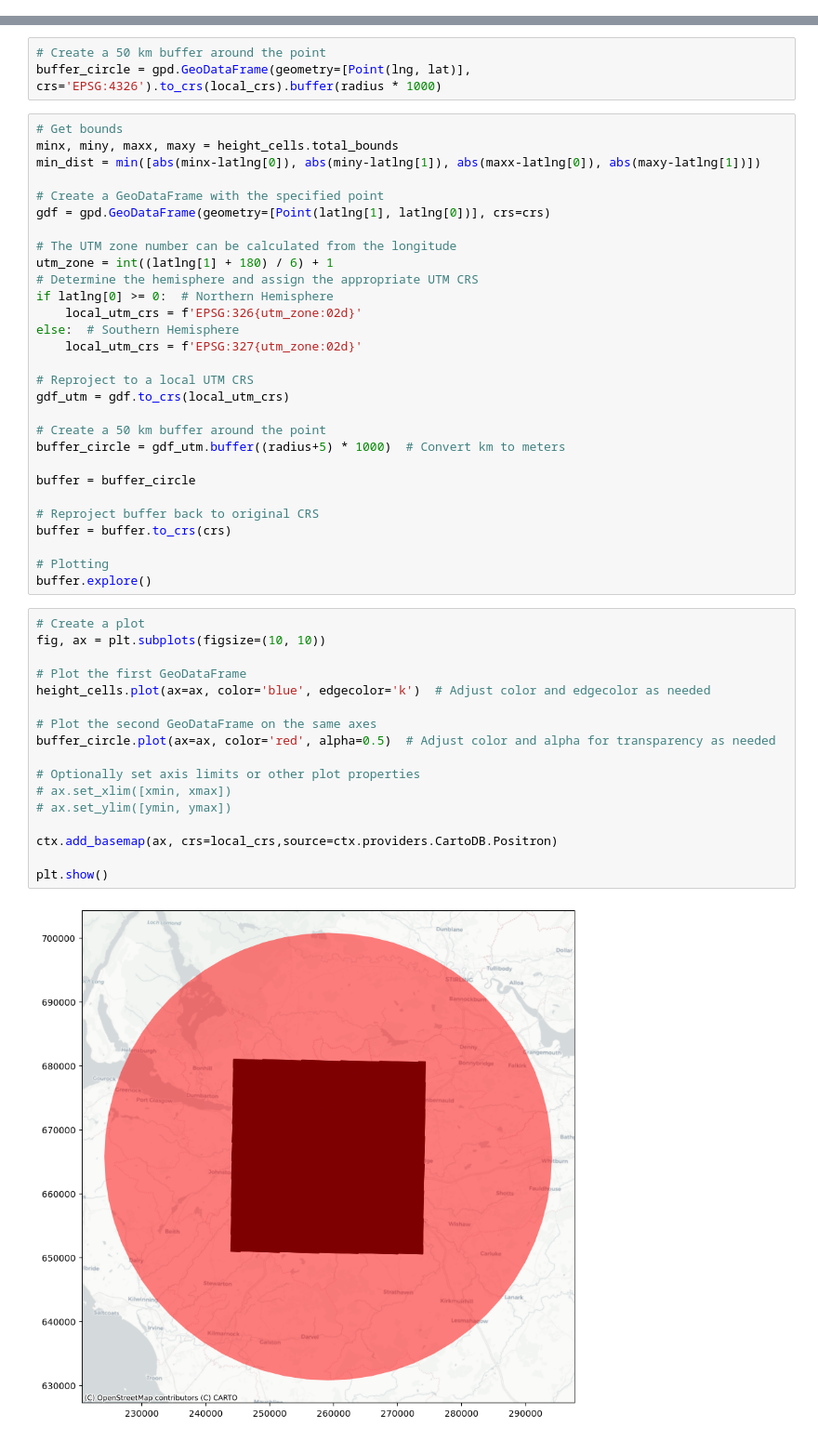
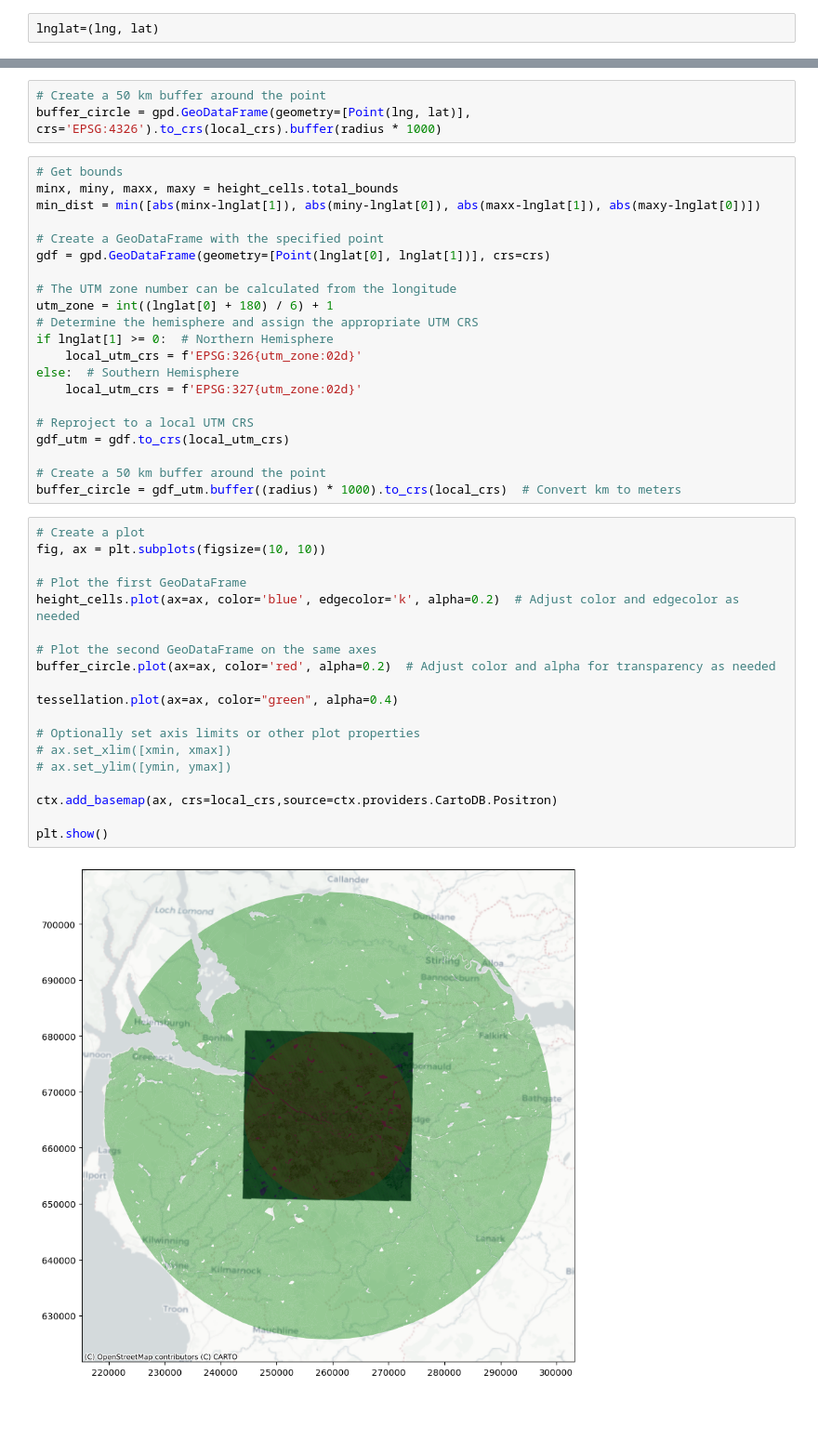
Before and after one commit to virgilxw/Morphology_model_v1, a Jupyter notebook: 4_aggregation.ipynb, the cells around one changed output, grey strips where cells are left out. Shown at 93% size. Saved outputs shown, nothing was run; the diff lists cells and outputs as text; blank space fills up the shorter version.

```diff
--- a/4_aggregation.ipynb
+++ b/4_aggregation.ipynb
@@ -19,6 +20,8 @@ lng = -4.251846930489373
 country = "UK"
 crs=4326
 radius=15
+# %%
+lnglat=(lng, lat)
 # %%
 buildings = gpd.read_parquet(f"./output/{place}/buildings_morphometric_var.pq")
 tessellation = gpd.read_parquet(f"./output/{place}/tessellation_morphometric_var.pq")
@@ -179,15 +183,15 @@ buffer_circle = gpd.GeoDataFrame(geometry=[Point(lng, lat)], crs='EPSG:4326').to
 # %%
 # Get bounds
 minx, miny, maxx, maxy = height_cells.total_bounds
-min_dist = min([abs(minx-latlng[0]), abs(miny-latlng[1]), abs(maxx-latlng[0]), abs(maxy-latlng[1])])
+min_dist = min([abs(minx-lnglat[1]), abs(miny-lnglat[0]), abs(maxx-lnglat[1]), abs(maxy-lnglat[0])])
 
 # Create a GeoDataFrame with the specified point
-gdf = gpd.GeoDataFrame(geometry=[Point(latlng[1], latlng[0])], crs=crs)
+gdf = gpd.GeoDataFrame(geometry=[Point(lnglat[0], lnglat[1])], crs=crs)
 
 # The UTM zone number can be calculated from the longitude
-utm_zone = int((latlng[1] + 180) / 6) + 1
+utm_zone = int((lnglat[0] + 180) / 6) + 1
 # Determine the hemisphere and assign the appropriate UTM CRS
-if latlng[0] >= 0:  # Northern Hemisphere
+if lnglat[1] >= 0:  # Northern Hemisphere
     local_utm_crs = f'EPSG:326{utm_zone:02d}'
 else:  # Southern Hemisphere
     local_utm_crs = f'EPSG:327{utm_zone:02d}'
@@ -196,31 +200,25 @@ else:  # Southern Hemisphere
 gdf_utm = gdf.to_crs(local_utm_crs)
 
 # Create a 50 km buffer around the point
-buffer_circle = gdf_utm.buffer((radius+5) * 1000)  # Convert km to meters
-
-buffer = buffer_circle
-
-# Reproject buffer back to original CRS
-buffer = buffer.to_crs(crs)
-
-# Plotting
-buffer.explore()
+buffer_circle = gdf_utm.buffer((radius) * 1000).to_crs(local_crs)  # Convert km to meters
 # %%
 # Create a plot
 fig, ax = plt.subplots(figsize=(10, 10))
 
 # Plot the first GeoDataFrame
-height_cells.plot(ax=ax, color='blue', edgecolor='k')  # Adjust color and edgecolor as needed
+height_cells.plot(ax=ax, color='blue', edgecolor='k', alpha=0.2)  # Adjust color and edgecolor as needed
 
 # Plot the second GeoDataFrame on the same axes
-buffer_circle.plot(ax=ax, color='red', alpha=0.5)  # Adjust color and alpha for transparency as needed
+buffer_circle.plot(ax=ax, color='red', alpha=0.2)  # Adjust color and alpha for transparency as needed
+
+tessellation.plot(ax=ax, color="green", alpha=0.4)
 
 # Optionally set axis limits or other plot properties
 # ax.set_xlim([xmin, xmax])
 # ax.set_ylim([ymin, ymax])
 
 ctx.add_basemap(ax, crs=local_crs,source=ctx.providers.CartoDB.Positron)
 
 plt.show()
 # %% [output]
-[figure, old version]
+[figure, new version]
```
Also changed, not shown: parts of 12 cells of this notebook, 3 other files.
